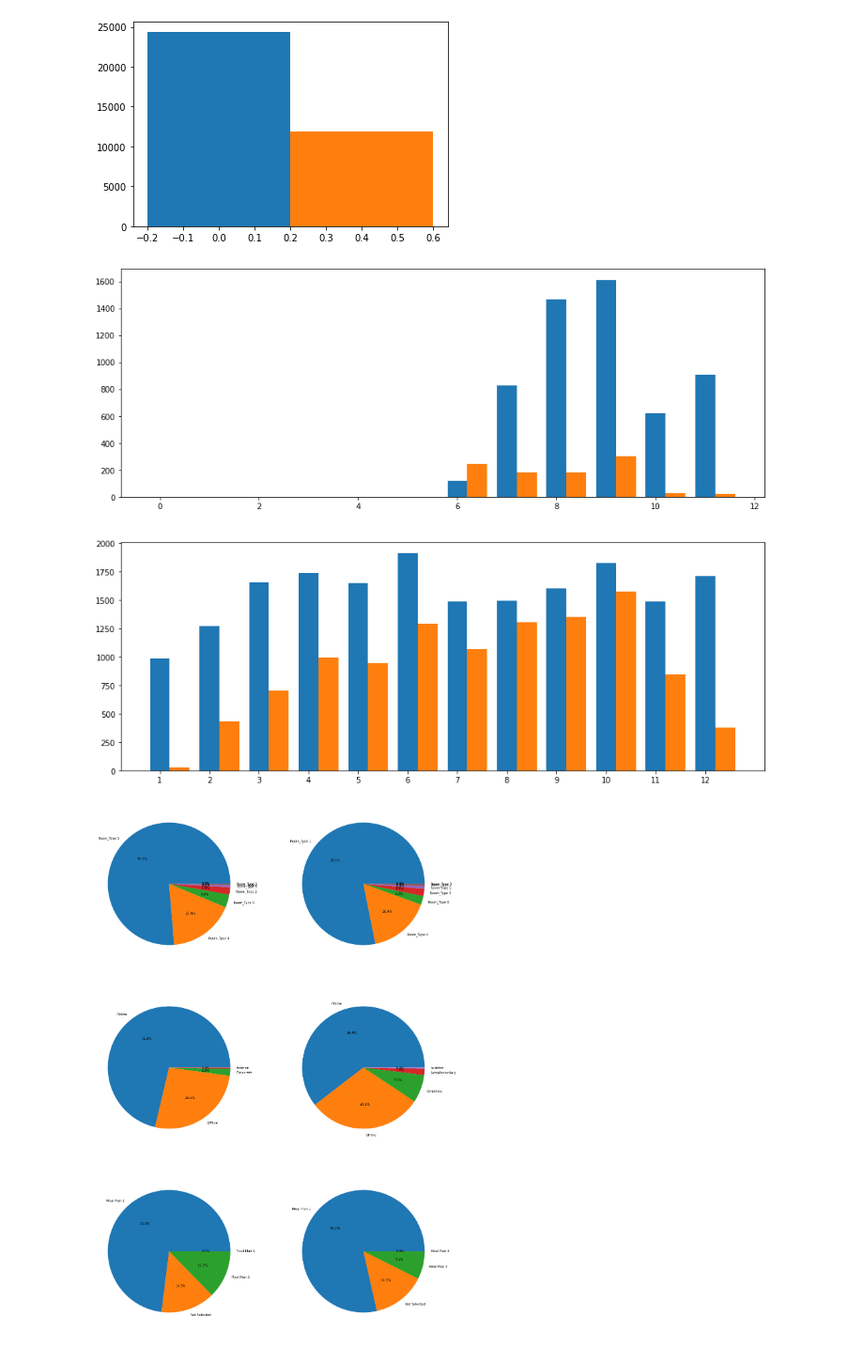
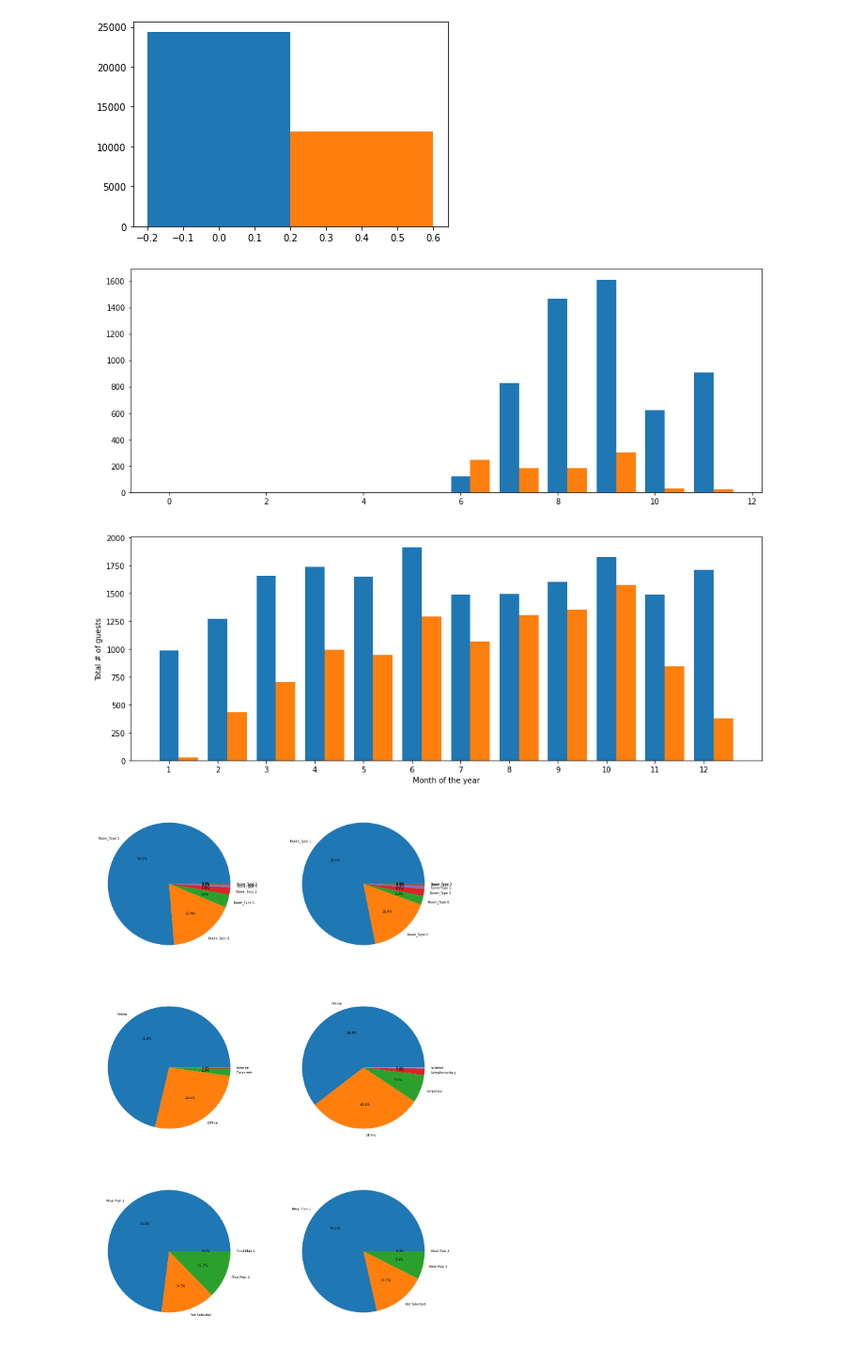
Before and after one commit to bmustafa225/DS-Portfolio, a Jupyter notebook: Hotel_Analysis.ipynb, the cells around one changed output. Shown at 94% size. Saved outputs shown, nothing was run; the diff lists cells and outputs as text; code cells hidden in the pictures.

```diff
--- a/Hotel_Analysis.ipynb
+++ b/Hotel_Analysis.ipynb
@@ -124,30 +124,32 @@ plt.show()
 # %%
 import datetime as dt
 years=df['Date'].dt.year.unique()
 years.sort()
 months=df['Date'].dt.month.unique()
 months.sort()
 width=0.4
 subplts=[[111],[212]]
 fig,ax=plt.subplots(2,figsize=(15,12))
 x=0
 for yr in years:
   data=df.loc[df.Date.dt.year == yr]
   not_cancel=[]
   cancel=[]
   values=np.arange(len(months))
   for mo in months:
     graph_df=data.loc[data.Date.dt.month==mo]
     cancel.append(graph_df.loc[(graph_df.booking_status== 'Canceled'),'Date'].count())
     not_cancel.append(graph_df.loc[(graph_df.booking_status=='Not_Canceled'),'Date'].count())
   ax[x].bar(values,not_cancel,width,label='Not Canceled')
   ax[x].bar(values+width,cancel,width,label='Canceled')
+  plt.xlabel('Month of the year')
+  plt.ylabel('Total # of guests')
   plt.xticks(values,months)
   x+=1
 
 plt.show()
 # %% [output]
-[figure, old version]
+[figure, new version]
 # %%
 fig,ax=plt.subplots(3,2,figsize=(20,30))
 ax=ax.flatten()
```
Also changed, not shown: parts of 6 cells of this notebook.
